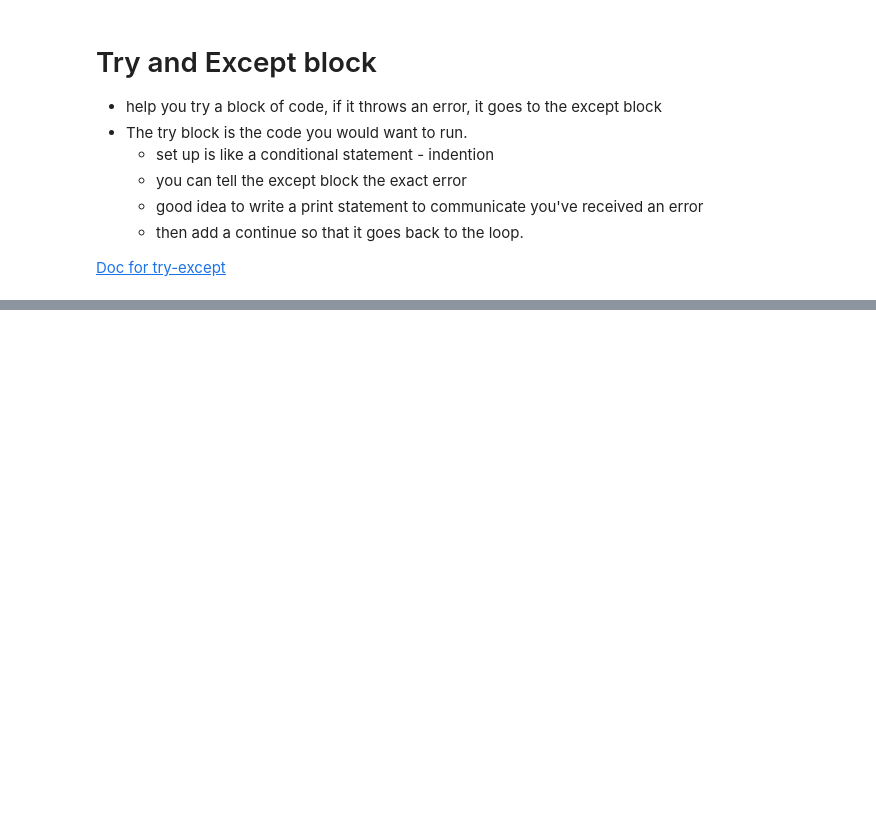
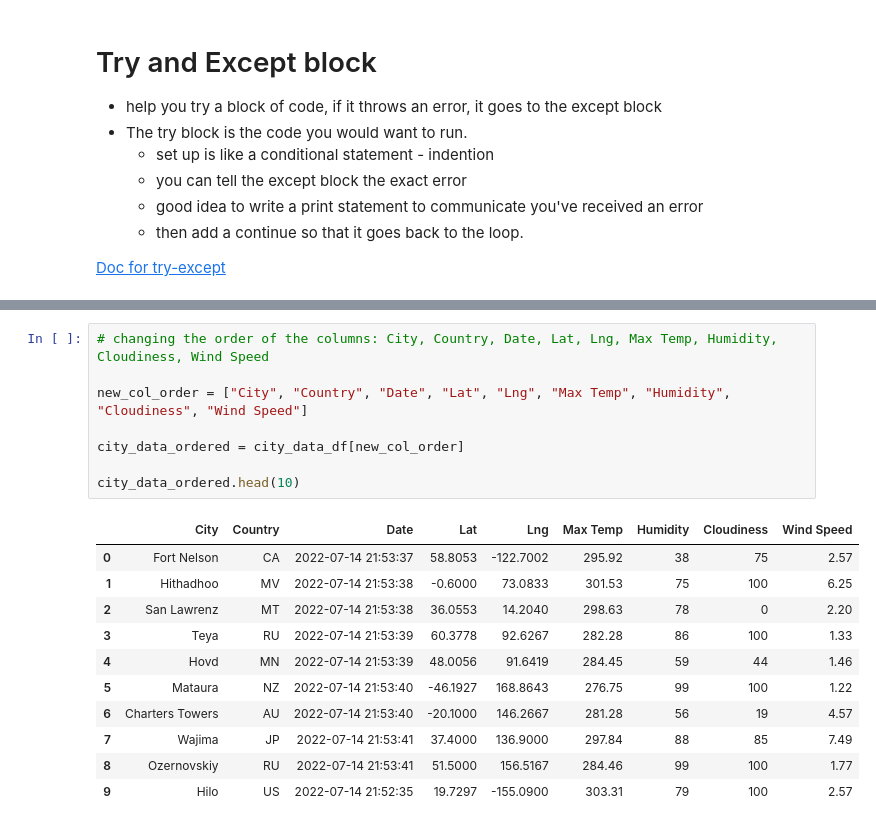
Before and after one commit to jwcomp4/World_Weather_Analysis, a Jupyter notebook: WeatherPy.ipynb, the cells around one changed output, grey strips where cells are left out. Saved outputs shown, nothing was run; the diff lists cells and outputs as text; blank space fills up the shorter version.

```diff
--- a/WeatherPy.ipynb
+++ b/WeatherPy.ipynb
@@ -281,0 +277,20 @@ city_data_df.head(15)
+# %%
+# changing the order of the columns: City, Country, Date, Lat, Lng, Max Temp, Humidity, Cloudiness, Wind Speed
+
+new_col_order = ["City", "Country", "Date", "Lat", "Lng", "Max Temp", "Humidity", "Cloudiness", "Wind Speed"]
+
+city_data_ordered = city_data_df[new_col_order]
+
+city_data_ordered.head(10)
+# %% [output]
+|  | City | Country | Date | Lat | Lng | Max Temp | Humidity | Cloudiness | Wind Speed |
+| 0 | Fort Nelson | CA | 2022-07-14 21:53:37 | 58.8053 | -122.7002 | 295.92 | 38 | 75 | 2.57 |
+| 1 | Hithadhoo | MV | 2022-07-14 21:53:38 | -0.6000 | 73.0833 | 301.53 | 75 | 100 | 6.25 |
+| 2 | San Lawrenz | MT | 2022-07-14 21:53:38 | 36.0553 | 14.2040 | 298.63 | 78 | 0 | 2.20 |
+| 3 | Teya | RU | 2022-07-14 21:53:39 | 60.3778 | 92.6267 | 282.28 | 86 | 100 | 1.33 |
+| 4 | Hovd | MN | 2022-07-14 21:53:39 | 48.0056 | 91.6419 | 284.45 | 59 | 44 | 1.46 |
+| 5 | Mataura | NZ | 2022-07-14 21:53:40 | -46.1927 | 168.8643 | 276.75 | 99 | 100 | 1.22 |
+| 6 | Charters Towers | AU | 2022-07-14 21:53:40 | -20.1000 | 146.2667 | 281.28 | 56 | 19 | 4.57 |
+| 7 | Wajima | JP | 2022-07-14 21:53:41 | 37.4000 | 136.9000 | 297.84 | 88 | 85 | 7.49 |
+| 8 | Ozernovskiy | RU | 2022-07-14 21:53:41 | 51.5000 | 156.5167 | 284.46 | 99 | 100 | 1.77 |
+| 9 | Hilo | US | 2022-07-14 21:52:35 | 19.7297 | -155.0900 | 303.31 | 79 | 100 | 2.57 |
```
Also changed, not shown: parts of 4 cells of this notebook, 2 other files.
